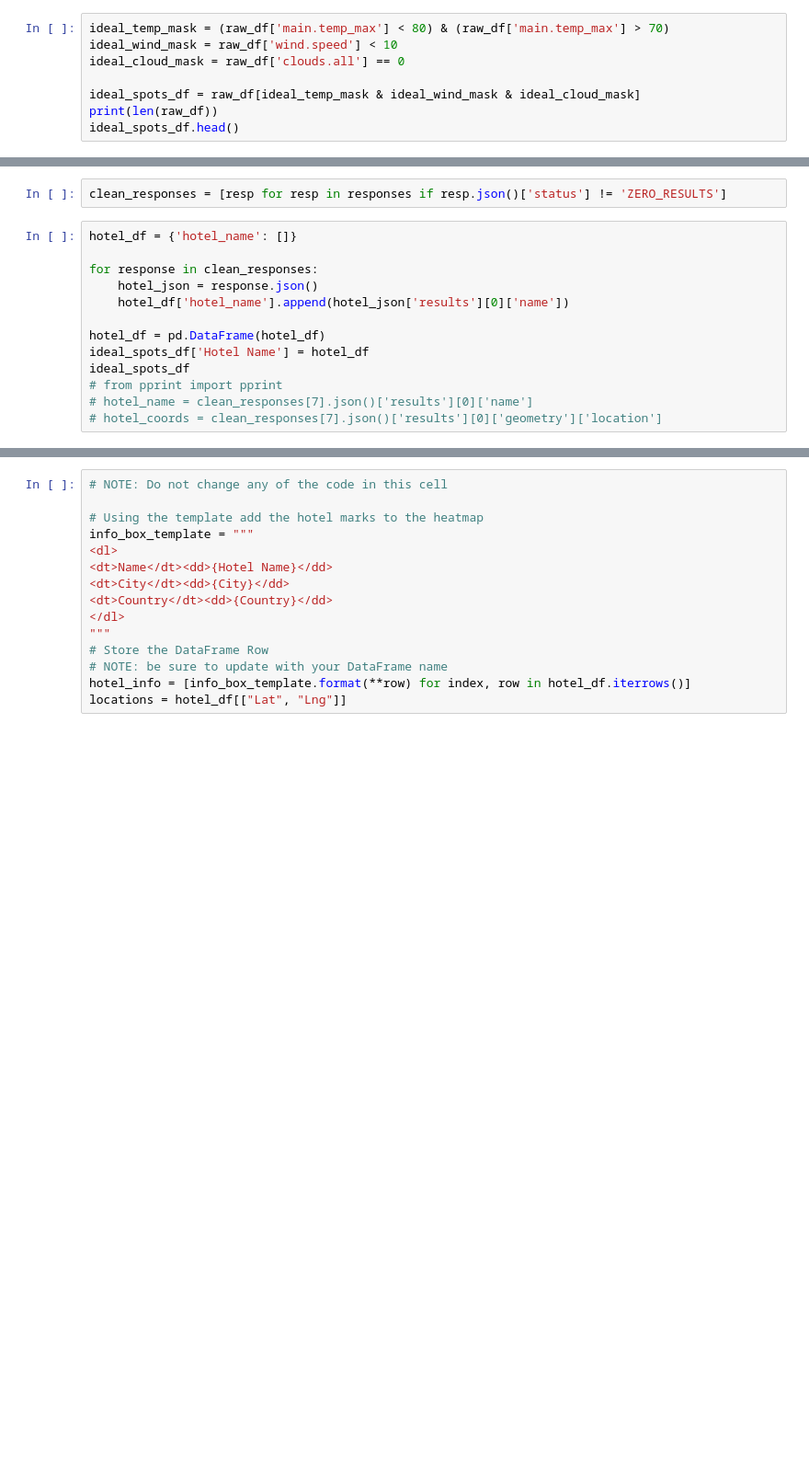
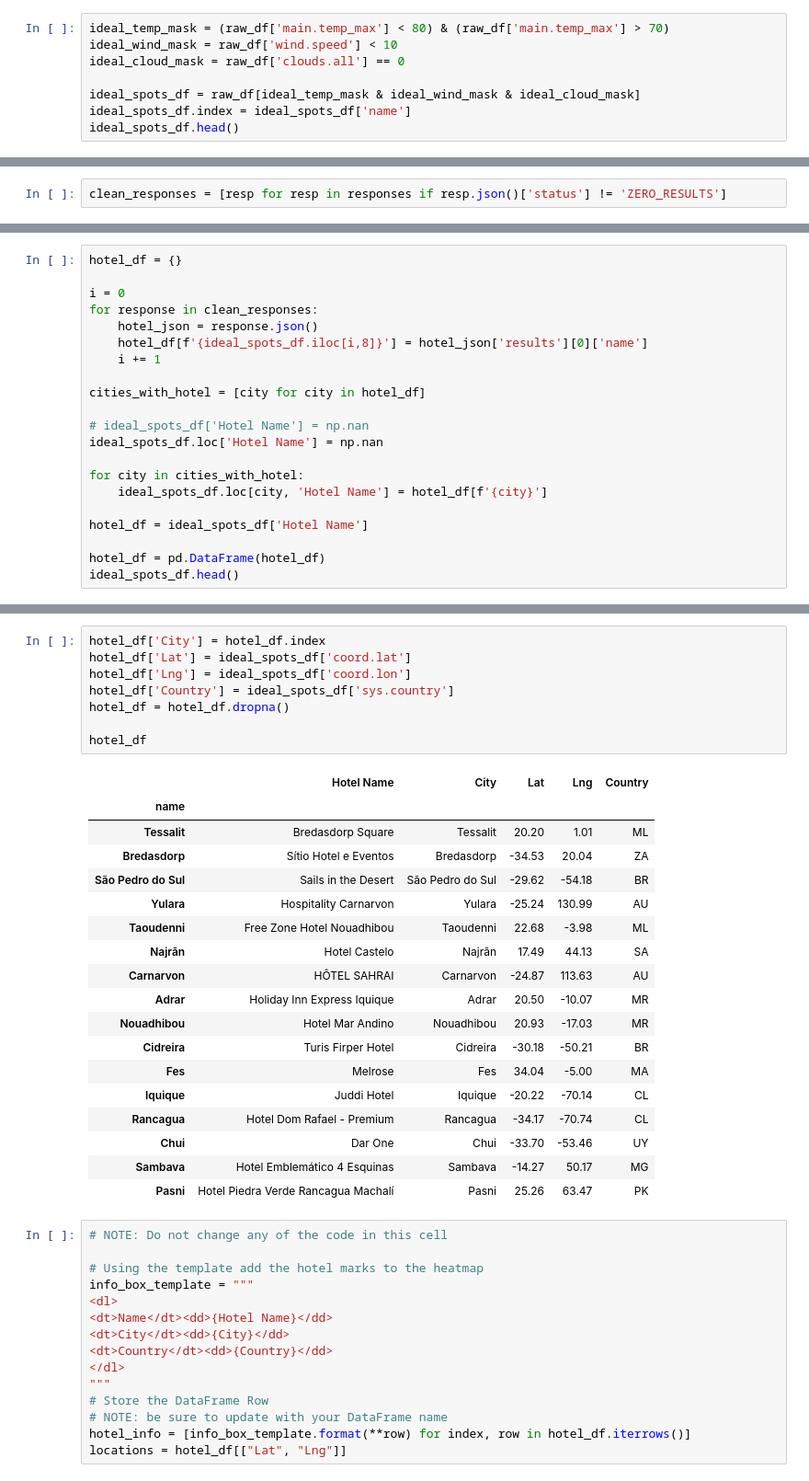
Before and after one commit to reccleston/python-api-challenge, a Jupyter notebook: WeatherPy/VacationPy.ipynb, the cells around one changed output, grey strips where cells are left out. Shown: that part at 92% size. Cells and saved outputs as stored; diff of their text form; blank space fills up the shorter version.

```diff
--- a/WeatherPy/VacationPy.ipynb
+++ b/WeatherPy/VacationPy.ipynb
@@ -64,6 +64,6 @@ ideal_wind_mask = raw_df['wind.speed'] < 10
 ideal_cloud_mask = raw_df['clouds.all'] == 0
 
 ideal_spots_df = raw_df[ideal_temp_mask & ideal_wind_mask & ideal_cloud_mask]
-print(len(raw_df))
+ideal_spots_df.index = ideal_spots_df['name']
 ideal_spots_df.head()
 # %% [output]
@@ -116,16 +111,3 @@ for vacation_spot in string_coords:
     responses.append(response)
 # %%
 clean_responses = [resp for resp in responses if resp.json()['status'] != 'ZERO_RESULTS']
-# %%
-hotel_df = {'hotel_name': []}
-
-for response in clean_responses:
-    hotel_json = response.json()
-    hotel_df['hotel_name'].append(hotel_json['results'][0]['name'])
-
-hotel_df = pd.DataFrame(hotel_df)
-ideal_spots_df['Hotel Name'] = hotel_df
-ideal_spots_df
-# from pprint import pprint
-# hotel_name = clean_responses[7].json()['results'][0]['name']
-# hotel_coords = clean_responses[7].json()['results'][0]['geometry']['location']
@@ -150,0 +116,21 @@ ideal_spots_df
+# %%
+hotel_df = {}
+
+i = 0
+for response in clean_responses:
+    hotel_json = response.json()
+    hotel_df[f'{ideal_spots_df.iloc[i,8]}'] = hotel_json['results'][0]['name']
+    i += 1
+
+cities_with_hotel = [city for city in hotel_df]
+
+# ideal_spots_df['Hotel Name'] = np.nan
+ideal_spots_df.loc['Hotel Name'] = np.nan
+
+for city in cities_with_hotel:
+    ideal_spots_df.loc[city, 'Hotel Name'] = hotel_df[f'{city}']
+
+hotel_df = ideal_spots_df['Hotel Name']
+
+hotel_df = pd.DataFrame(hotel_df)
+ideal_spots_df.head()
@@ -151,3 +146,30 @@ ideal_spots_df
+# %%
+hotel_df['City'] = hotel_df.index
+hotel_df['Lat'] = ideal_spots_df['coord.lat']
+hotel_df['Lng'] = ideal_spots_df['coord.lon']
+hotel_df['Country'] = ideal_spots_df['sys.country']
+hotel_df = hotel_df.dropna()
+
+hotel_df
+# %% [output]
+|  | Hotel Name | City | Lat | Lng | Country |
+| name |  |  |  |  |  |
+| Tessalit | Bredasdorp Square | Tessalit | 20.20 | 1.01 | ML |
+| Bredasdorp | Sítio Hotel e Eventos | Bredasdorp | -34.53 | 20.04 | ZA |
+| São Pedro do Sul | Sails in the Desert | São Pedro do Sul | -29.62 | -54.18 | BR |
+| Yulara | Hospitality Carnarvon | Yulara | -25.24 | 130.99 | AU |
+| Taoudenni | Free Zone Hotel Nouadhibou | Taoudenni | 22.68 | -3.98 | ML |
+| Najrān | Hotel Castelo | Najrān | 17.49 | 44.13 | SA |
+| Carnarvon | HÔTEL SAHRAI | Carnarvon | -24.87 | 113.63 | AU |
+| Adrar | Holiday Inn Express Iquique | Adrar | 20.50 | -10.07 | MR |
+| Nouadhibou | Hotel Mar Andino | Nouadhibou | 20.93 | -17.03 | MR |
+| Cidreira | Turis Firper Hotel | Cidreira | -30.18 | -50.21 | BR |
+| Fes | Melrose | Fes | 34.04 | -5.00 | MA |
+| Iquique | Juddi Hotel | Iquique | -20.22 | -70.14 | CL |
+| Rancagua | Hotel Dom Rafael - Premium | Rancagua | -34.17 | -70.74 | CL |
+| Chui | Dar One | Chui | -33.70 | -53.46 | UY |
+| Sambava | Hotel Emblemático 4 Esquinas | Sambava | -14.27 | 50.17 | MG |
+| Pasni | Hotel Piedra Verde Rancagua Machalí | Pasni | 25.26 | 63.47 | PK |
 # %%
 # NOTE: Do not change any of the code in this cell
 
```
Also changed, not shown: parts of 7 cells of this notebook, 3 other files.
